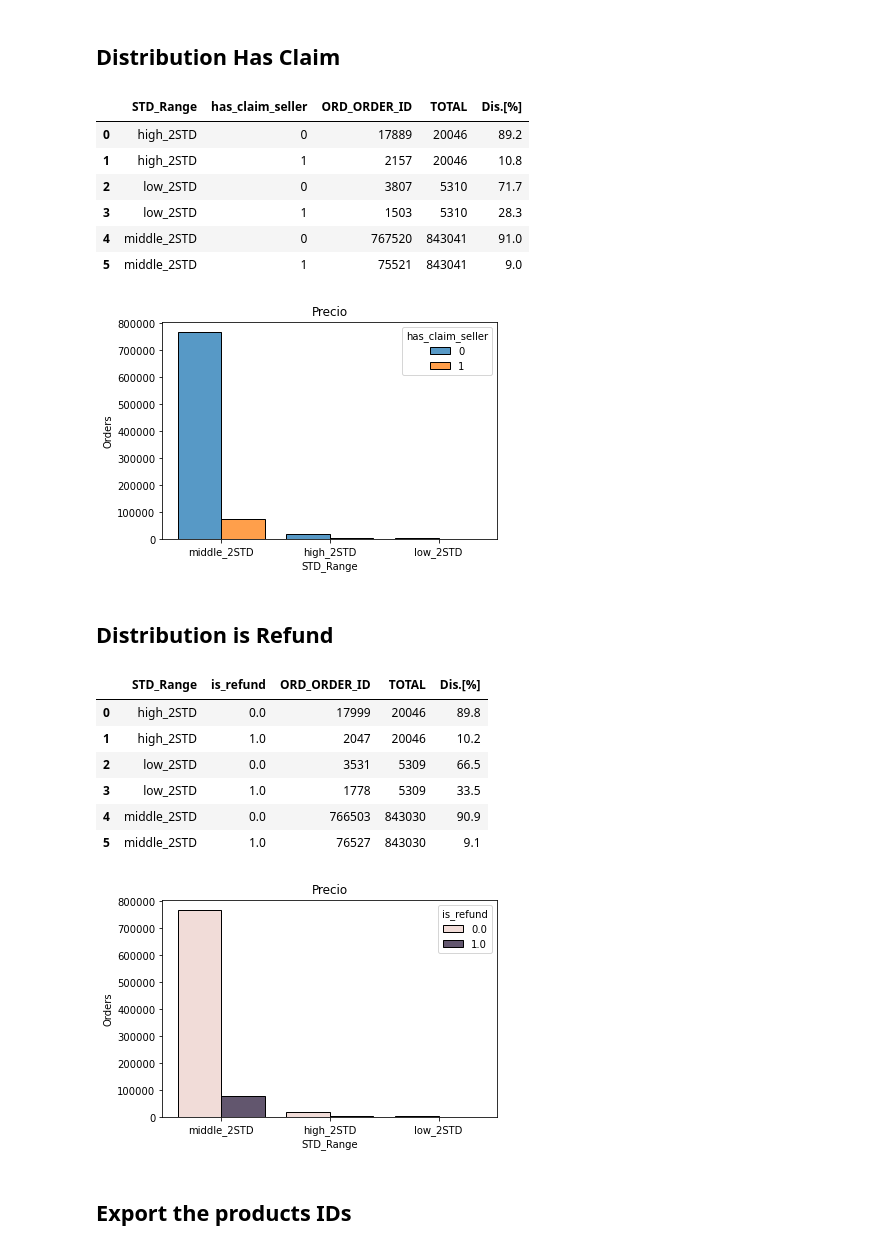
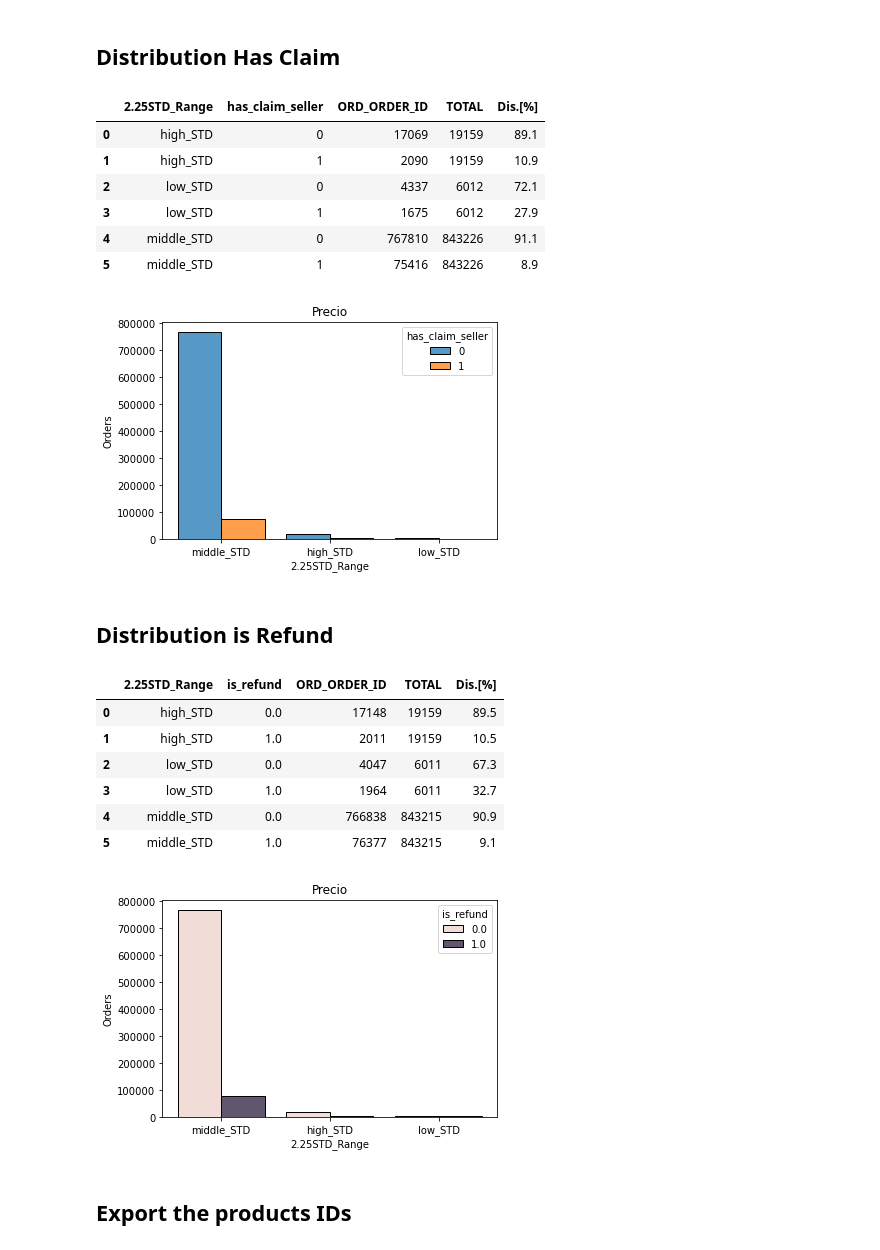
Before and after one commit to jucamuyrano/Publications-price-distribution, a Jupyter notebook: Publications.ipynb, the cells around one changed output. Saved outputs shown, nothing was run; the diff lists cells and outputs as text; code cells hidden in the pictures.

```diff
--- a/Publications.ipynb
+++ b/Publications.ipynb
@@ -915,77 +943,77 @@ df_1=df_s[['STD_Range','has_claim_seller','ORD_ORDER_ID']]
 # %%
-gb1=df_1.groupby(['STD_Range','has_claim_seller']).count()
+gb1=df_1.groupby(['2.25STD_Range','has_claim_seller']).count()
 gb1=gb1.reset_index()
 
-gb2=gb1[['STD_Range','ORD_ORDER_ID']].groupby(['STD_Range']).sum()
+gb2=gb1[['2.25STD_Range','ORD_ORDER_ID']].groupby(['2.25STD_Range']).sum()
 gb2=gb2.reset_index()
 gb2['TOTAL']=gb2['ORD_ORDER_ID']
-gb2=gb2[['STD_Range','TOTAL']]
+gb2=gb2[['2.25STD_Range','TOTAL']]
 
 gb3 = pd.merge(left = gb1, right = gb2,
                 how = 'inner',
-                left_on='STD_Range', right_on='STD_Range')
+                left_on='2.25STD_Range', right_on='2.25STD_Range')
 
 gb3['Dis.[%]']=(gb3['ORD_ORDER_ID']/gb3['TOTAL'])*100
 gb3['Dis.[%]']=gb3['Dis.[%]'].round(decimals=1)
 
 gb3
 # %% [output]
-|  | STD_Range | has_claim_seller | ORD_ORDER_ID | TOTAL | Dis.[%] |
-| 0 | high_2STD | 0 | 17889 | 20046 | 89.2 |
-| 1 | high_2STD | 1 | 2157 | 20046 | 10.8 |
-| 2 | low_2STD | 0 | 3807 | 5310 | 71.7 |
-| 3 | low_2STD | 1 | 1503 | 5310 | 28.3 |
-| 4 | middle_2STD | 0 | 767520 | 843041 | 91.0 |
-| 5 | middle_2STD | 1 | 75521 | 843041 | 9.0 |
+|  | 2.25STD_Range | has_claim_seller | ORD_ORDER_ID | TOTAL | Dis.[%] |
+| 0 | high_STD | 0 | 17069 | 19159 | 89.1 |
+| 1 | high_STD | 1 | 2090 | 19159 | 10.9 |
+| 2 | low_STD | 0 | 4337 | 6012 | 72.1 |
+| 3 | low_STD | 1 | 1675 | 6012 | 27.9 |
+| 4 | middle_STD | 0 | 767810 | 843226 | 91.1 |
+| 5 | middle_STD | 1 | 75416 | 843226 | 8.9 |
 # %%
 sns.histplot(
             data=df_1,
-            x="STD_Range",
+            x="2.25STD_Range",
             hue="has_claim_seller",
             multiple="dodge",
             shrink=.8
             ).set(title='Precio',ylabel='Orders');
 # %% [output]
-[figure, old version]
+[figure, new version]
 # %% [markdown]
 ## Distribution is Refund
 # %%
-df_1=df_s[['STD_Range','is_refund','ORD_ORDER_ID']]
+df_1=df_s[['2.25STD_Range','is_refund','ORD_ORDER_ID']]
 # %%
-gb1=df_1.groupby(['STD_Range','is_refund']).count()
+gb1=df_1.groupby(['2.25STD_Range','is_refund']).count()
 gb1=gb1.reset_index()
 
-gb2=gb1[['STD_Range','ORD_ORDER_ID']].groupby(['STD_Range']).sum()
+gb2=gb1[['2.25STD_Range','ORD_ORDER_ID']].groupby(['2.25STD_Range']).sum()
 gb2=gb2.reset_index()
 gb2['TOTAL']=gb2['ORD_ORDER_ID']
-gb2=gb2[['STD_Range','TOTAL']]
+gb2=gb2[['2.25STD_Range','TOTAL']]
 
 gb3 = pd.merge(left = gb1, right = gb2,
                 how = 'inner',
-                left_on='STD_Range', right_on='STD_Range')
+                left_on='2.25STD_Range', right_on='2.25STD_Range')
 
 gb3['Dis.[%]']=(gb3['ORD_ORDER_ID']/gb3['TOTAL'])*100
 gb3['Dis.[%]']=gb3['Dis.[%]'].round(decimals=1)
 
 gb3
 # %% [output]
-|  | STD_Range | is_refund | ORD_ORDER_ID | TOTAL | Dis.[%] |
-| 0 | high_2STD | 0.0 | 17999 | 20046 | 89.8 |
-| 1 | high_2STD | 1.0 | 2047 | 20046 | 10.2 |
-| 2 | low_2STD | 0.0 | 3531 | 5309 | 66.5 |
-| 3 | low_2STD | 1.0 | 1778 | 5309 | 33.5 |
-| 4 | middle_2STD | 0.0 | 766503 | 843030 | 90.9 |
-| 5 | middle_2STD | 1.0 | 76527 | 843030 | 9.1 |
+|  | 2.25STD_Range | is_refund | ORD_ORDER_ID | TOTAL | Dis.[%] |
+| 0 | high_STD | 0.0 | 17148 | 19159 | 89.5 |
+| 1 | high_STD | 1.0 | 2011 | 19159 | 10.5 |
+| 2 | low_STD | 0.0 | 4047 | 6011 | 67.3 |
+| 3 | low_STD | 1.0 | 1964 | 6011 | 32.7 |
+| 4 | middle_STD | 0.0 | 766838 | 843215 | 90.9 |
+| 5 | middle_STD | 1.0 | 76377 | 843215 | 9.1 |
 # %%
 sns.histplot(
             data=df_1,
-            x="STD_Range",
+            x="2.25STD_Range",
             hue="is_refund",
             multiple="dodge",
             shrink=.8
             ).set(title='Precio',ylabel='Orders');
 # %% [output]
-[figure, old version]
+[figure, new version]
 # %% [markdown]
 ## Export the products IDs
 # %%
```
Also changed, not shown: parts of 23 cells of this notebook.
